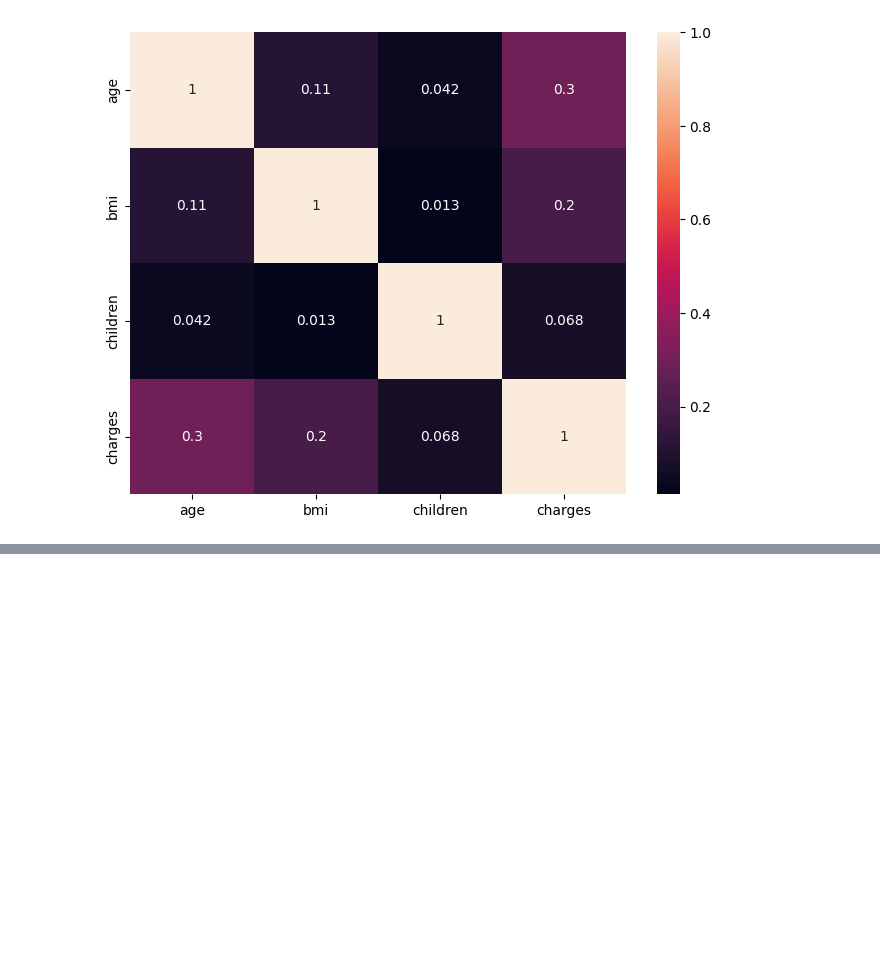
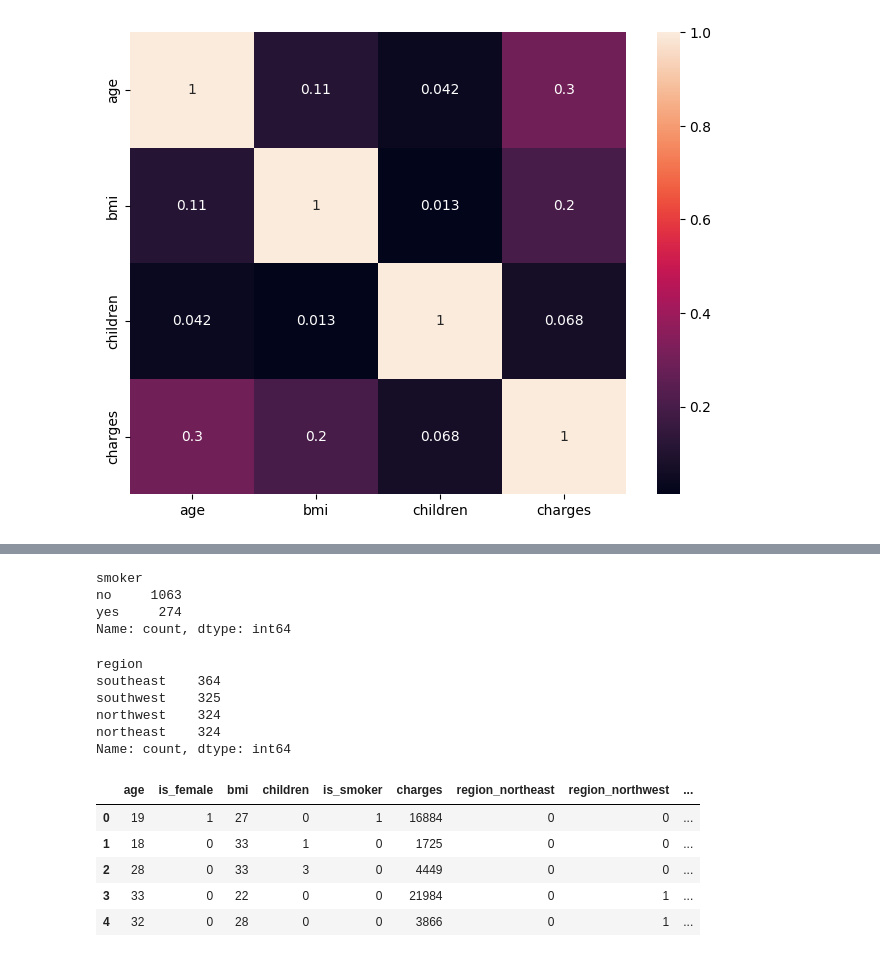
Before and after one commit to Suprim-Karki/ai-ml-portfolio, a Jupyter notebook: machine-learning/projects/insurance-analysis/insurance.ipynb, the cells around one changed output, grey strips where cells are left out. Drawn from its saved outputs; the diff is of its cells as text; code cells hidden in the pictures; blank space fills up the shorter version.

```diff
--- a/machine-learning/projects/insurance-analysis/insurance.ipynb
+++ b/machine-learning/projects/insurance-analysis/insurance.ipynb
@@ -117,0 +168,37 @@ sns.heatmap(df.corr(numeric_only=True), annot=True)
+# %%
+df_cleaned['smoker'].value_counts()
+# %% [output]
+smoker
+no     1063
+yes     274
+Name: count, dtype: int64
+# %%
+df_cleaned['smoker'] = df_cleaned['smoker'].map({'no':0, 'yes':1})
+# %%
+df_cleaned.rename(columns={
+    'sex': 'is_female',
+    'smoker': 'is_smoker'}, inplace=True)
+# %%
+df_cleaned['region'].value_counts()
+# %% [output]
+region
+southeast    364
+southwest    325
+northwest    324
+northeast    324
+Name: count, dtype: int64
+# %%
+df_cleaned = pd.get_dummies(df_cleaned, columns=['region'])
+# %%
+# Convert True/False to 1/0.
+
+df_cleaned = df_cleaned.astype(int)
+# %%
+df_cleaned.head()
+# %% [output]
+|  | age | is_female | bmi | children | is_smoker | charges | region_northeast | region_northwest | ... |
+| 0 | 19 | 1 | 27 | 0 | 1 | 16884 | 0 | 0 | ... |
+| 1 | 18 | 0 | 33 | 1 | 0 | 1725 | 0 | 0 | ... |
+| 2 | 28 | 0 | 33 | 3 | 0 | 4449 | 0 | 0 | ... |
+| 3 | 33 | 0 | 22 | 0 | 0 | 21984 | 0 | 1 | ... |
+| 4 | 32 | 0 | 28 | 0 | 0 | 3866 | 0 | 1 | ... |
```
Also changed, not shown: parts of 9 cells of this notebook.
